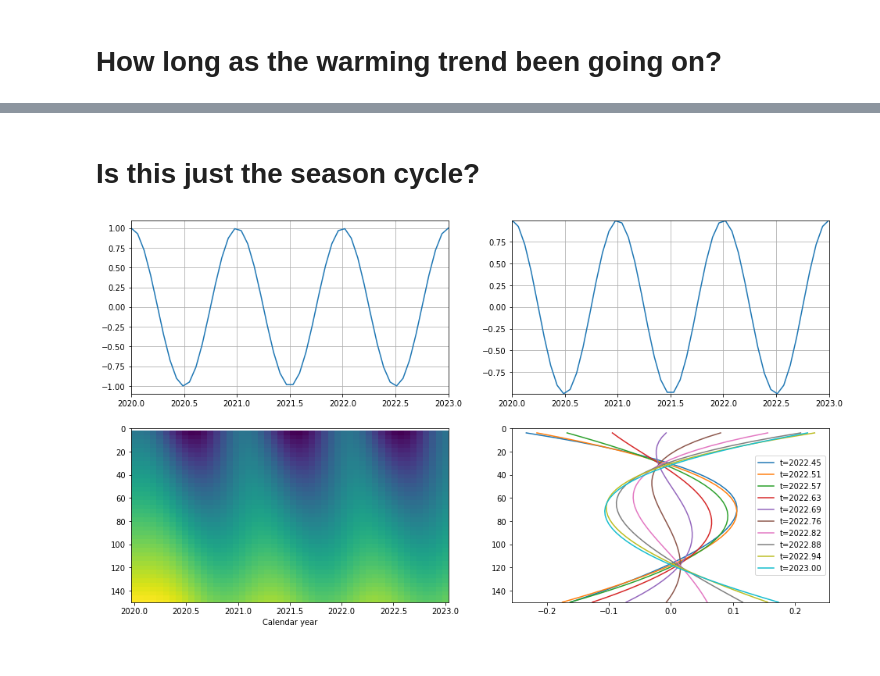
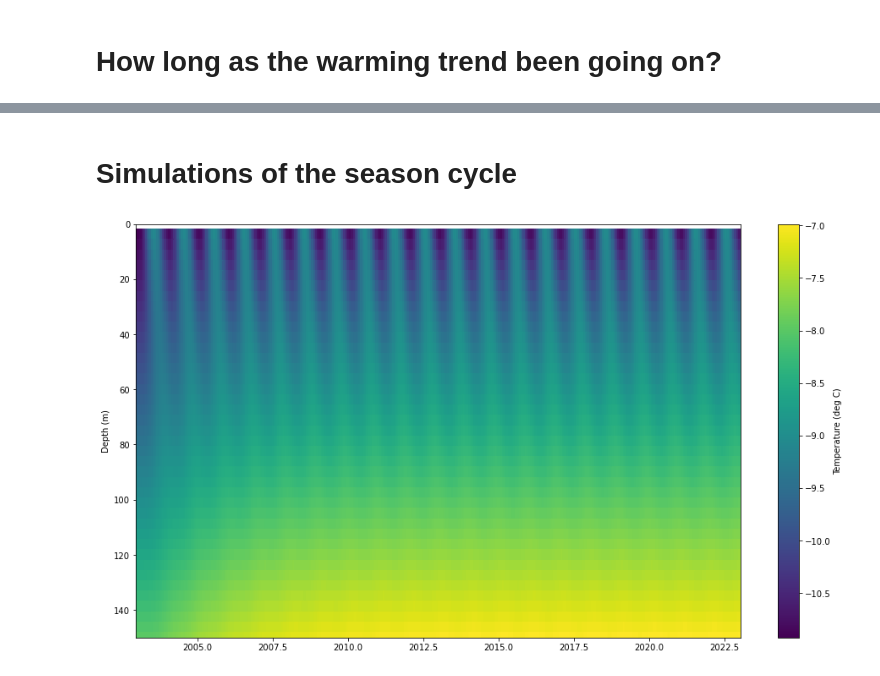
Before and after one commit to bradlipovsky/heat, a Jupyter notebook: examples.ipynb, the cells around one changed output, grey strips where cells are left out. Drawn from its saved outputs; the diff is of its cells as text; code cells hidden in the pictures.

```diff
--- a/examples.ipynb
+++ b/examples.ipynb
@@ -166,17 +136,26 @@ make_plot(t,t_surf,start_year,end_year,z,U)
 # %% [markdown]
-# Is this just the season cycle?
+# Simulations of the season cycle
+# %%
+start_year = 2003
+end_year = 2023
+number_of_time_steps = (end_year-start_year)*16 - 1
+max_depth = 150
+
+# Make a vector of times (units are in decimal years)
+t = np.linspace(start_year,end_year, number_of_time_steps+1)
+
+# Force the temperature at the surface to follow a sinusoidal pattern corresponding to an annual fluctuation,
+# plus a mean annual background temperature
+mean_annual_T = -10
+t_surf= mean_annual_T* np.ones(number_of_time_steps+1) - np.cos(np.pi*2*t)
+
+U,t,z = heat(t_surf,tmax=end_year,tmin=start_year,nt=number_of_time_steps,zmax=max_depth)
 # %%
-
-start_year = 2020
-end_year = 2023
-number_of_time_steps = 49
-max_depth = 150
-
-t = np.linspace(start_year,end_year, number_of_time_steps+1)
-
-t_surf=np.cos(2*np.pi*t)
-U,t,z = heat(t_surf,tmax=end_year,tmin=start_year,nt=number_of_time_steps,zmax=max_depth)
-
-make_plot(t,t_surf,start_year,end_year,z,U,plot_start_frac=0.8)
+plt.subplots(figsize=(16,9))
+cb=plt.pcolor(t,z,U)
+plt.colorbar(cb,label='Temperature (deg C)')
+plt.ylabel('Depth (m)')
+plt.ylim([max_depth,0])
+plt.show()
 # %% [output]
-[figure, old version]
+[figure, new version]
```
Also changed, not shown: parts of 14 cells of this notebook.
